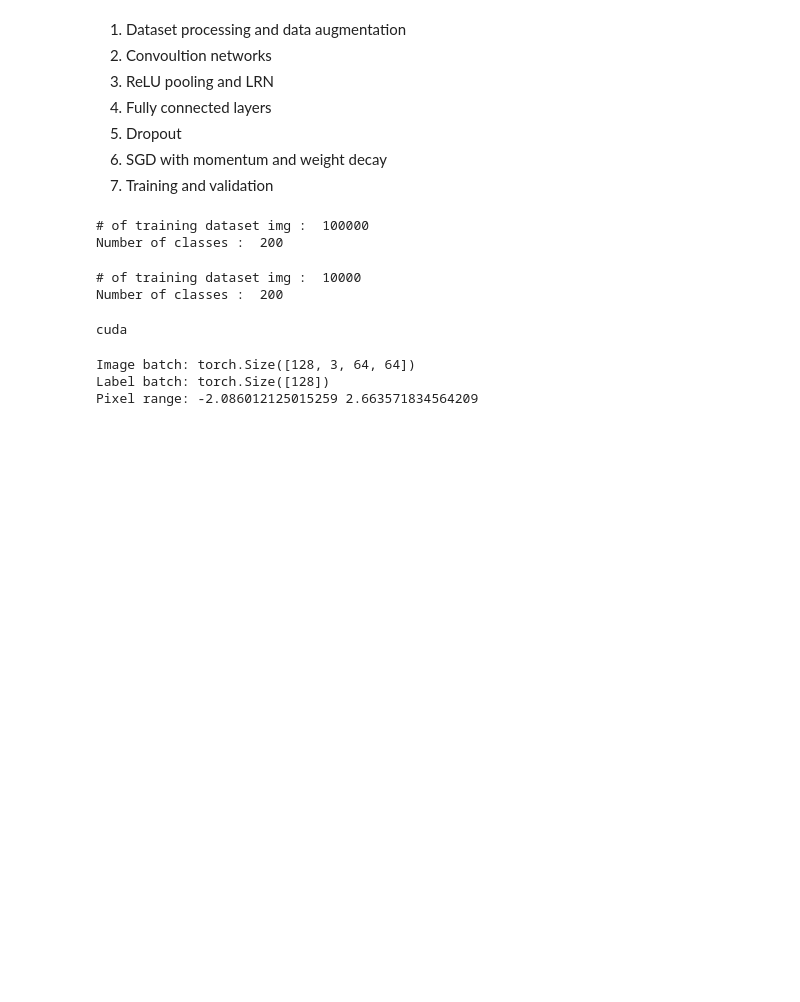
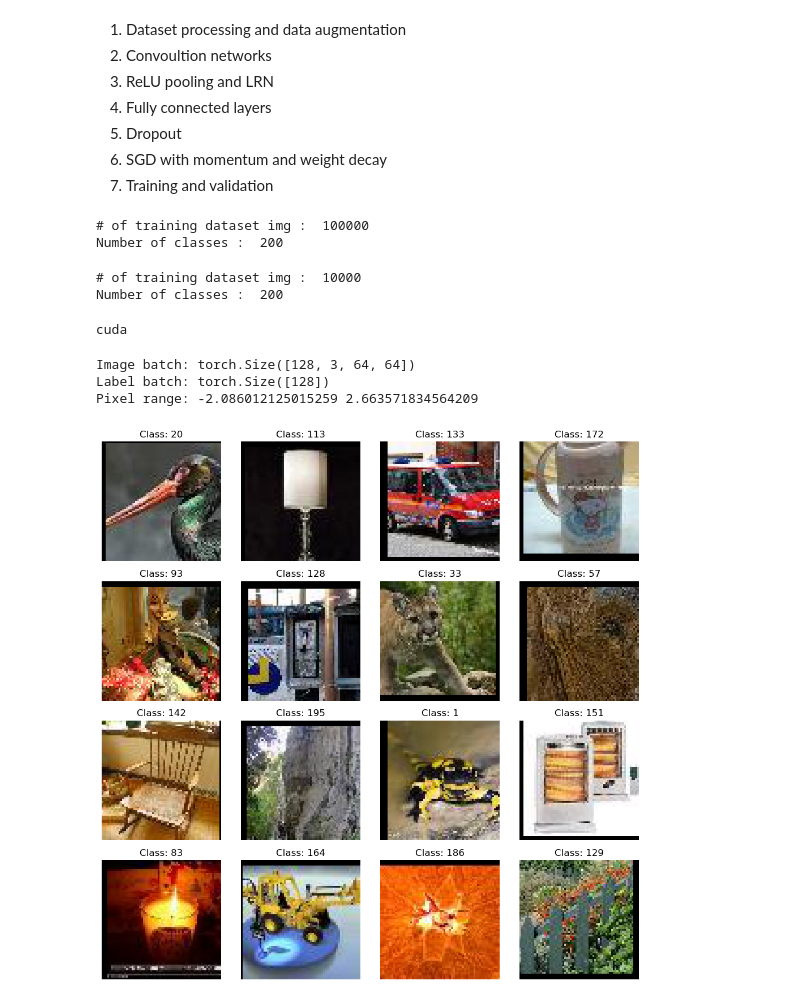
Before and after one commit to rittick-create/Deep-learning-and-cs231n, a Jupyter notebook: AlexNet.ipynb, the cells around one changed output. Cells and saved outputs as stored; diff of their text form; code cells hidden in the pictures; blank space fills up the shorter version.

```diff
--- a/AlexNet.ipynb
+++ b/AlexNet.ipynb
@@ -120,3 +120,35 @@ print("Pixel range:", images.min().item(), images.max().item())
 Image batch: torch.Size([128, 3, 64, 64])
 Label batch: torch.Size([128])
 Pixel range: -2.086012125015259 2.663571834564209
+# %%
+import matplotlib.pyplot as plt
+import torch
+
+mean = torch.tensor([0.4802, 0.4481, 0.3975]).view(3, 1, 1)
+std = torch.tensor([0.2302, 0.2265, 0.2262]).view(3, 1, 1)
+
+fig, axes = plt.subplots(
+    nrows=4,
+    ncols=4,
+    figsize=(10, 10)
+)
+
+for i in range(16):
+    image = images[i].cpu()
+
+    # Reverse normalization
+    image = image * std + mean
+
+    # Convert [C, H, W] -> [H, W, C]
+    image = image.permute(1, 2, 0)
+
+    axis = axes.flat[i]
+
+    axis.imshow(image.clamp(0, 1))
+    axis.set_title(f"Class: {labels[i].item()}")
+    axis.axis("off")
+
+plt.tight_layout()
+plt.show()
+# %% [output]
+[figure, added]
```
Also changed, not shown: parts of 1 cell of this notebook.
